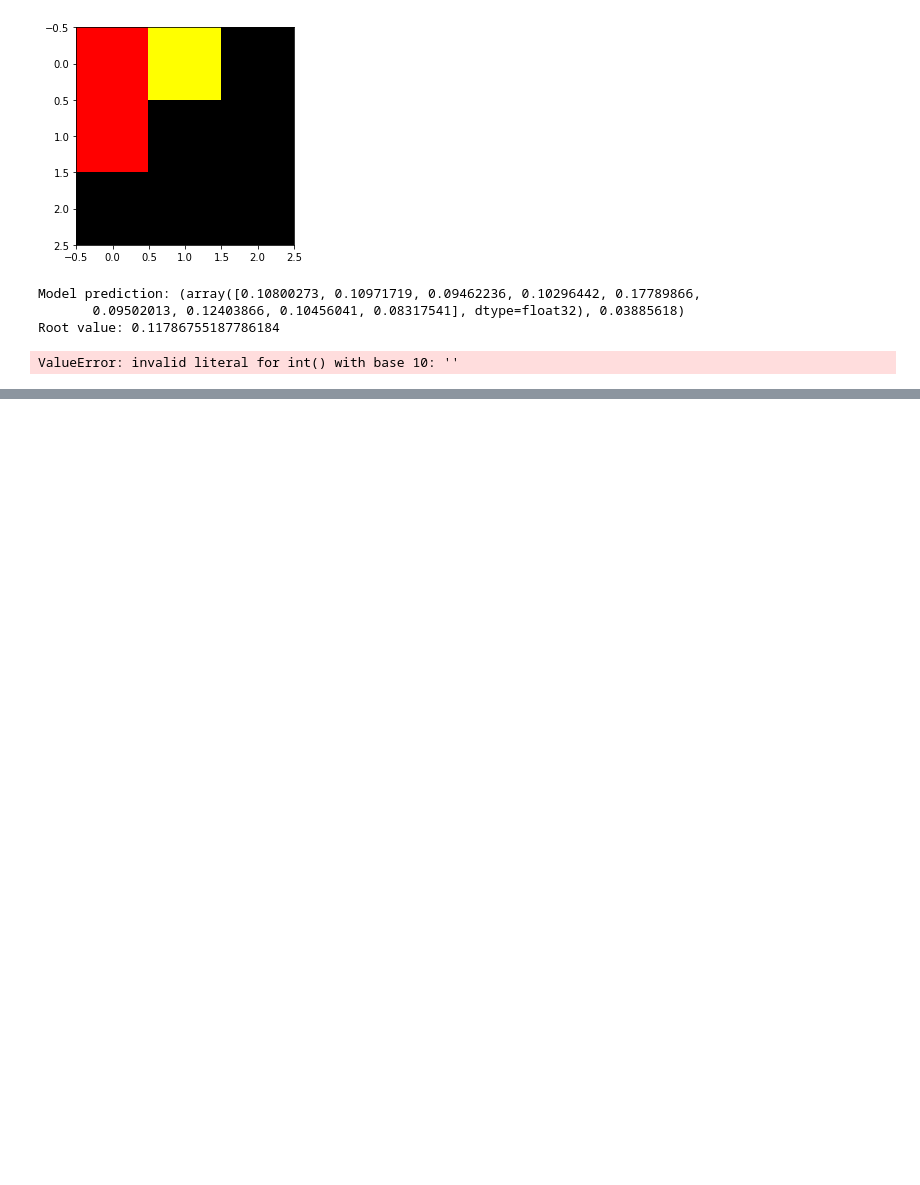
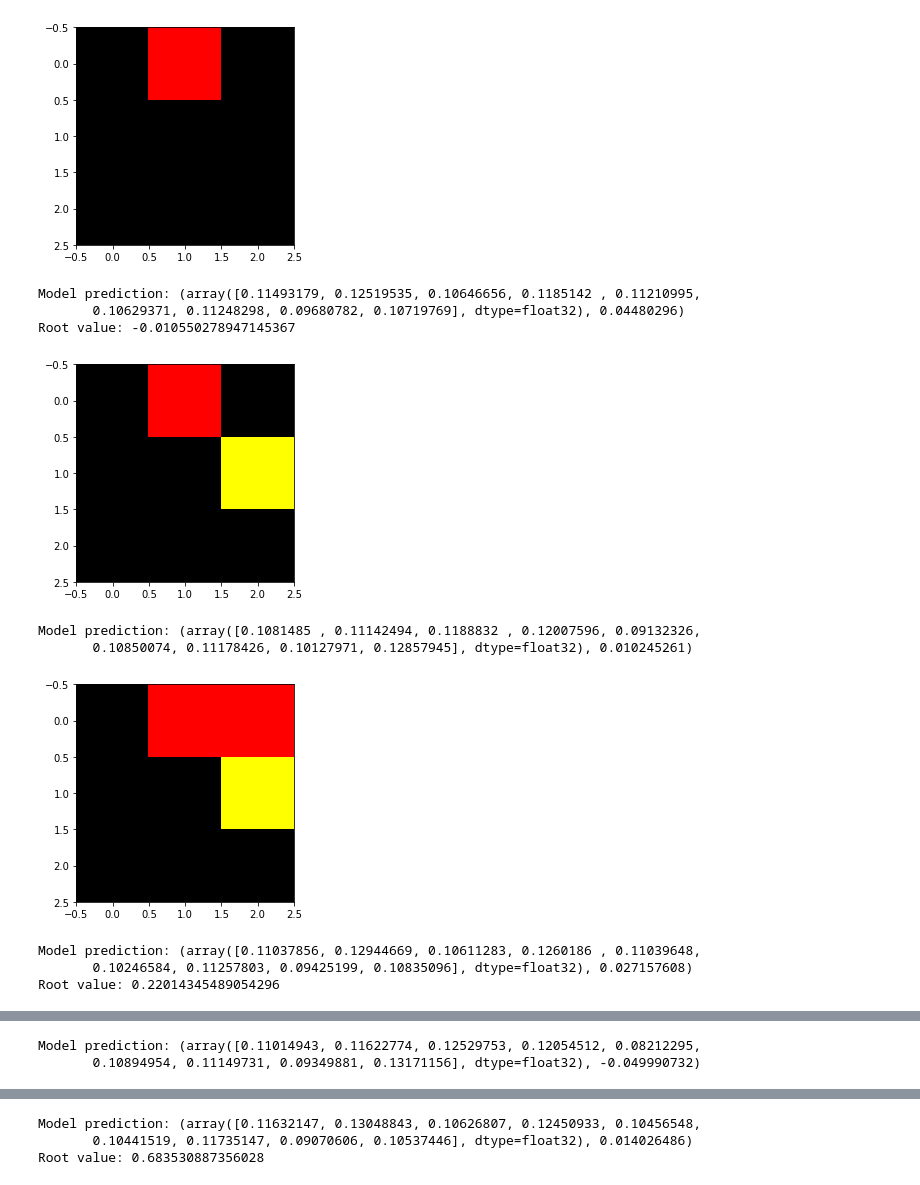
Before and after one commit to gaetanserre/Reinforcement-learning-algorithms, a Jupyter notebook: MCTS/results.ipynb, the cells around one changed output, grey strips where cells are left out. Cells and saved outputs as stored; diff of their text form; code cells hidden in the pictures; blank space fills up the shorter version.

```diff
--- a/MCTS/results.ipynb
+++ b/MCTS/results.ipynb
@@ -58,9 +69,15 @@ model.predict(state)
 # %%
 state = game.get_init_state()
-game.play_vs(model, state, 100)
+game.play_vs(model, state, 150)
 # %% [output]
-[figure, old version]
+[figure, new version]
-Model prediction: (array([0.10800273, 0.10971719, 0.09462236, 0.10296442, 0.17789866,
-       0.09502013, 0.12403866, 0.10456041, 0.08317541], dtype=float32), 0.03885618)
-Root value: 0.11786755187786184
+Model prediction: (array([0.11493179, 0.12519535, 0.10646656, 0.1185142 , 0.11210995,
+       0.10629371, 0.11248298, 0.09680782, 0.10719769], dtype=float32), 0.04480296)
+Root value: -0.010550278947145367
+[figure, added]
-ValueError: invalid literal for int() with base 10: ''
+Model prediction: (array([0.1081485 , 0.11142494, 0.1188832 , 0.12007596, 0.09132326,
+       0.10850074, 0.11178426, 0.10127971, 0.12857945], dtype=float32), 0.010245261)
+[figure, added]
+Model prediction: (array([0.11037856, 0.12944669, 0.10611283, 0.1260186 , 0.11039648,
+       0.10246584, 0.11257803, 0.09425199, 0.10835096], dtype=float32), 0.027157608)
+Root value: 0.22014345489054296
@@ -66,0 +85,2 @@ ValueError: invalid literal for int() with base 10: ''
+Model prediction: (array([0.11014943, 0.11622774, 0.12529753, 0.12054512, 0.08212295,
+       0.10894954, 0.11149731, 0.09349881, 0.13171156], dtype=float32), -0.049990732)
@@ -66,0 +88,3 @@ ValueError: invalid literal for int() with base 10: ''
+Model prediction: (array([0.11632147, 0.13048843, 0.10626807, 0.12450933, 0.10456548,
+       0.10441519, 0.11735147, 0.09070606, 0.10537446], dtype=float32), 0.014026486)
+Root value: 0.683530887356028
```
Also changed, not shown: parts of 4 cells of this notebook, 1 other file.
